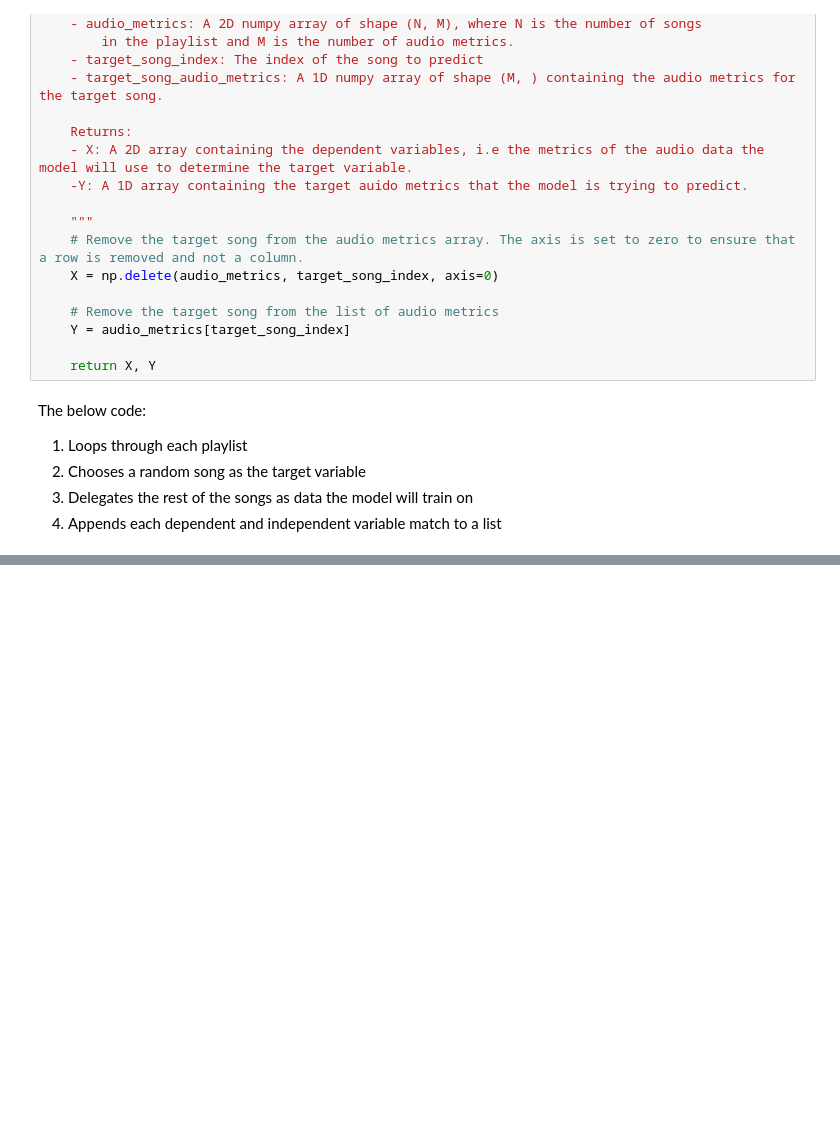
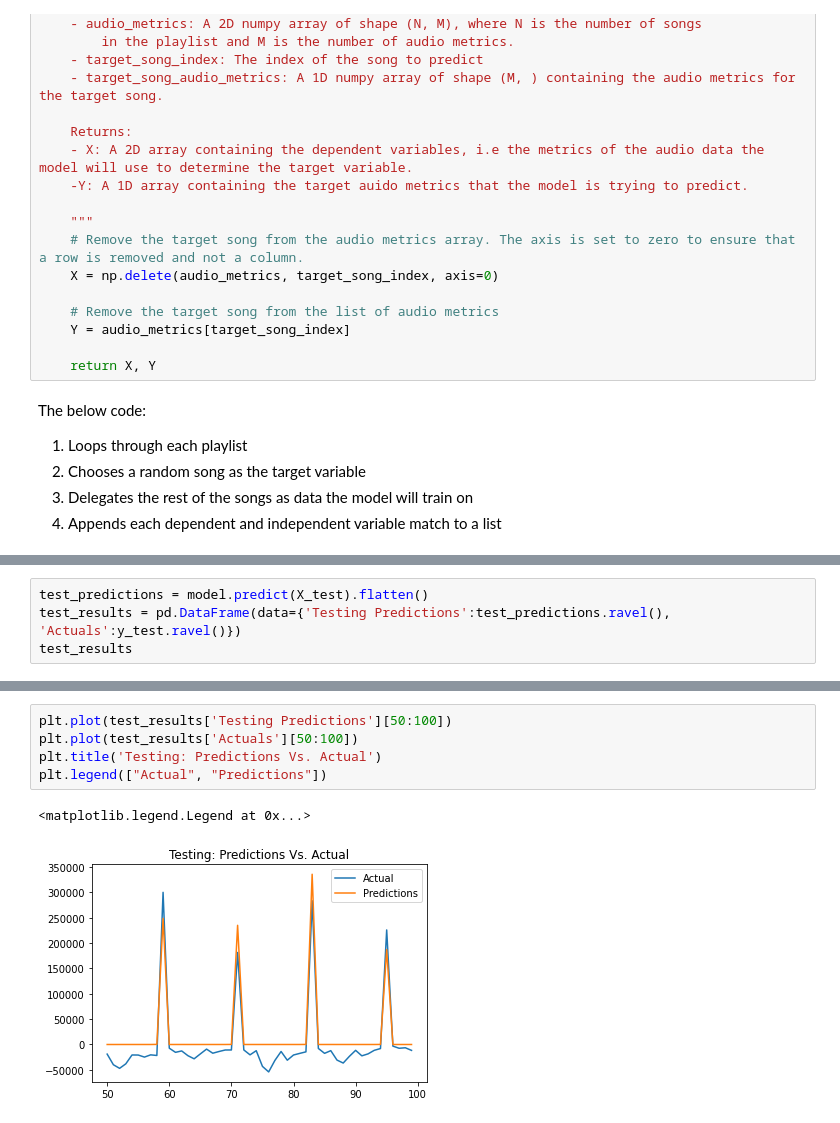
Before and after one commit to EricCallaway/Music_Recommendation_Application, a Jupyter notebook: training_model/RNN_recommendation.ipynb, the cells around one changed output, grey strips where cells are left out. Saved outputs shown, nothing was run; the diff lists cells and outputs as text; blank space fills up the shorter version.

```diff
--- a/training_model/RNN_recommendation.ipynb
+++ b/training_model/RNN_recommendation.ipynb
@@ -170,0 +256,4 @@ Epoch 3/3
+# %%
+test_predictions = model.predict(X_test).flatten()
+test_results = pd.DataFrame(data={'Testing Predictions':test_predictions.ravel(), 'Actuals':y_test.ravel()})
+test_results
@@ -171,2 +274,10 @@ Epoch 3/3
+# %%
+plt.plot(test_results['Testing Predictions'][50:100])
+plt.plot(test_results['Actuals'][50:100])
+plt.title('Testing: Predictions Vs. Actual')
+plt.legend(["Actual", "Predictions"])
+# %% [output]
+<matplotlib.legend.Legend at 0x...>
+[figure, added]
 # %%
 df.info()
```
Also changed, not shown: parts of 18 cells of this notebook.
